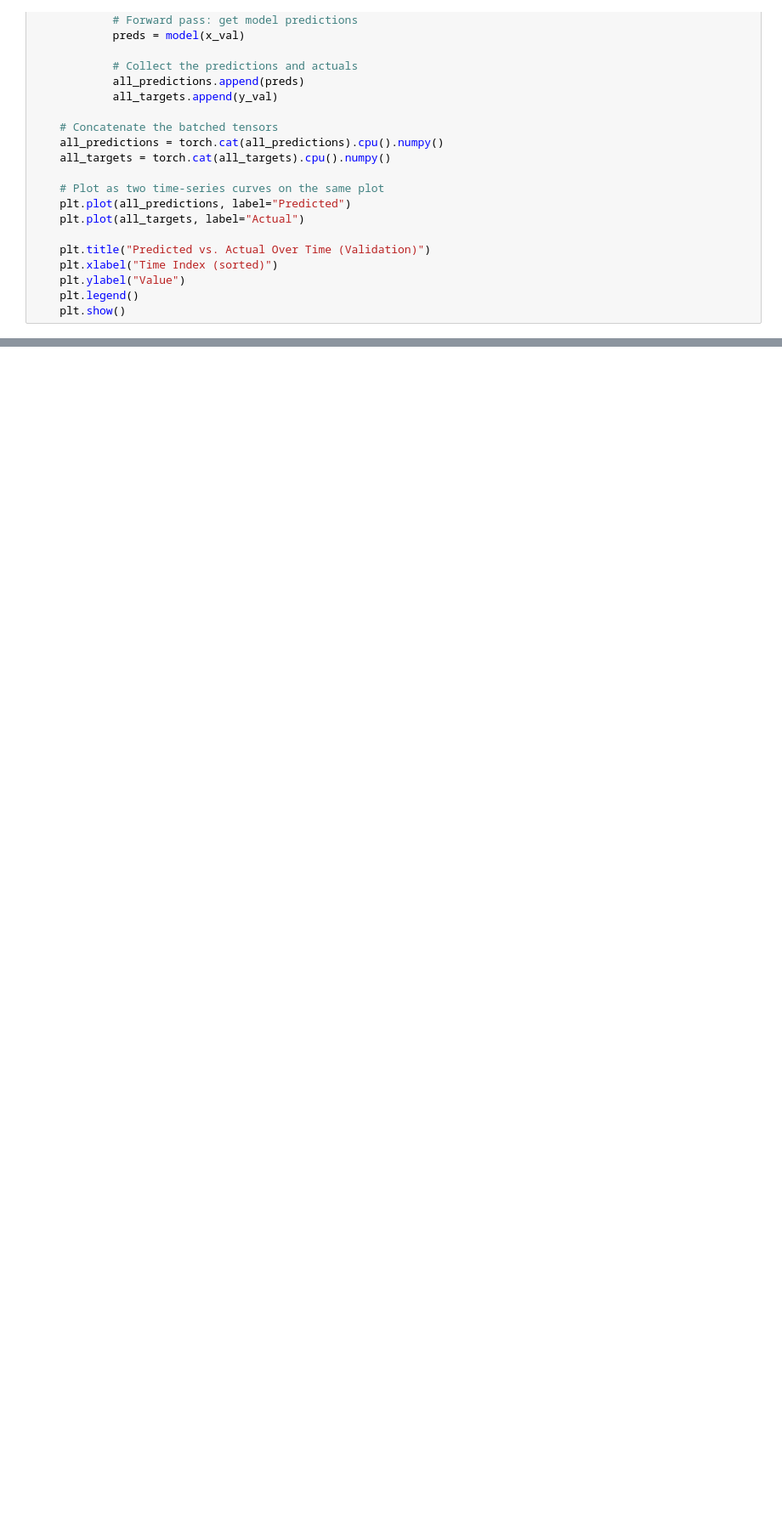
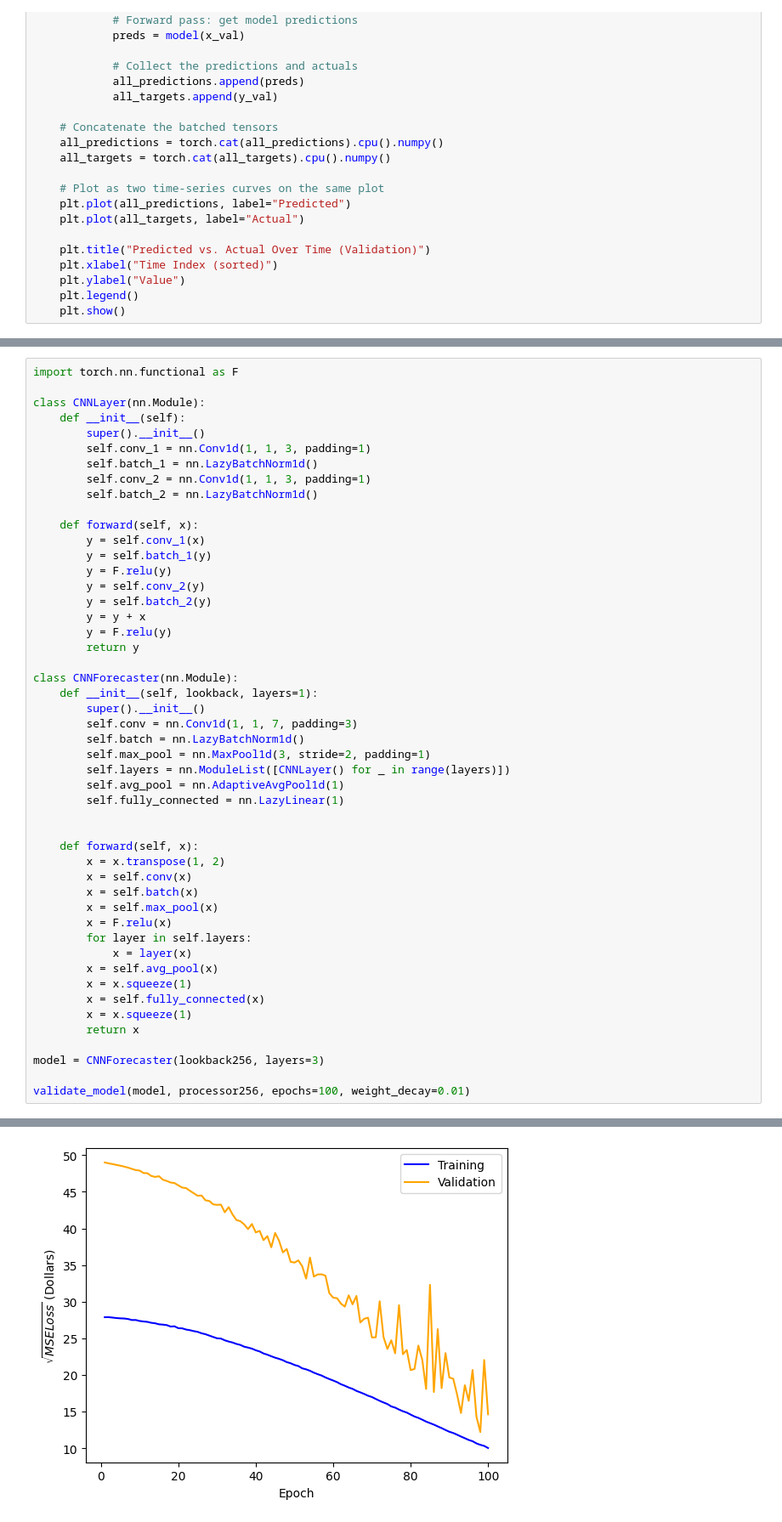
Before and after one commit to adamcataldo/letsbuildmodels, a Jupyter notebook: notebooks/stock_forecasting/market_forecasts.ipynb, the cells around one changed output, grey strips where cells are left out. Shown at 85% size. Saved outputs shown, nothing was run; the diff lists cells and outputs as text; blank space fills up the shorter version.

```diff
--- a/notebooks/stock_forecasting/market_forecasts.ipynb
+++ b/notebooks/stock_forecasting/market_forecasts.ipynb
@@ -339,0 +343,50 @@ Validation Directional Accuracy: 50.00%
+# %%
+import torch.nn.functional as F
+
+class CNNLayer(nn.Module):
+    def __init__(self):
+        super().__init__()
+        self.conv_1 = nn.Conv1d(1, 1, 3, padding=1)
+        self.batch_1 = nn.LazyBatchNorm1d()
+        self.conv_2 = nn.Conv1d(1, 1, 3, padding=1)
+        self.batch_2 = nn.LazyBatchNorm1d()
+
+    def forward(self, x):
+        y = self.conv_1(x)
+        y = self.batch_1(y)
+        y = F.relu(y)
+        y = self.conv_2(y)
+        y = self.batch_2(y)
+        y = y + x
+        y = F.relu(y)
+        return y
+
+class CNNForecaster(nn.Module):
+    def __init__(self, lookback, layers=1):
+        super().__init__()
+        self.conv = nn.Conv1d(1, 1, 7, padding=3)
+        self.batch = nn.LazyBatchNorm1d()
+        self.max_pool = nn.MaxPool1d(3, stride=2, padding=1)
+        self.layers = nn.ModuleList([CNNLayer() for _ in range(layers)])
+        self.avg_pool = nn.AdaptiveAvgPool1d(1)
+        self.fully_connected = nn.LazyLinear(1)
+
+
+    def forward(self, x):
+        x = x.transpose(1, 2)
+        x = self.conv(x)
+        x = self.batch(x)
+        x = self.max_pool(x)
+        x = F.relu(x)
+        for layer in self.layers:
+            x = layer(x)
+        x = self.avg_pool(x)
+        x = x.squeeze(1)
+        x = self.fully_connected(x)
+        x = x.squeeze(1)
+        return x
+
+model = CNNForecaster(lookback256, layers=3)
+
+validate_model(model, processor256, epochs=100, weight_decay=0.01)
+# %% [output]
@@ -339,0 +394 @@ Validation Directional Accuracy: 50.00%
+[figure, added]
```
Also changed, not shown: parts of 12 cells of this notebook.
